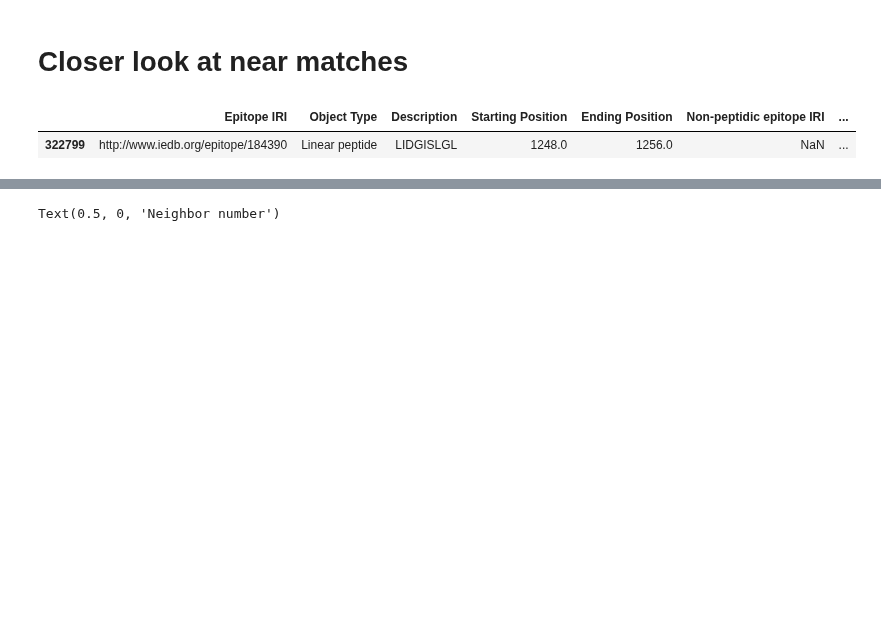
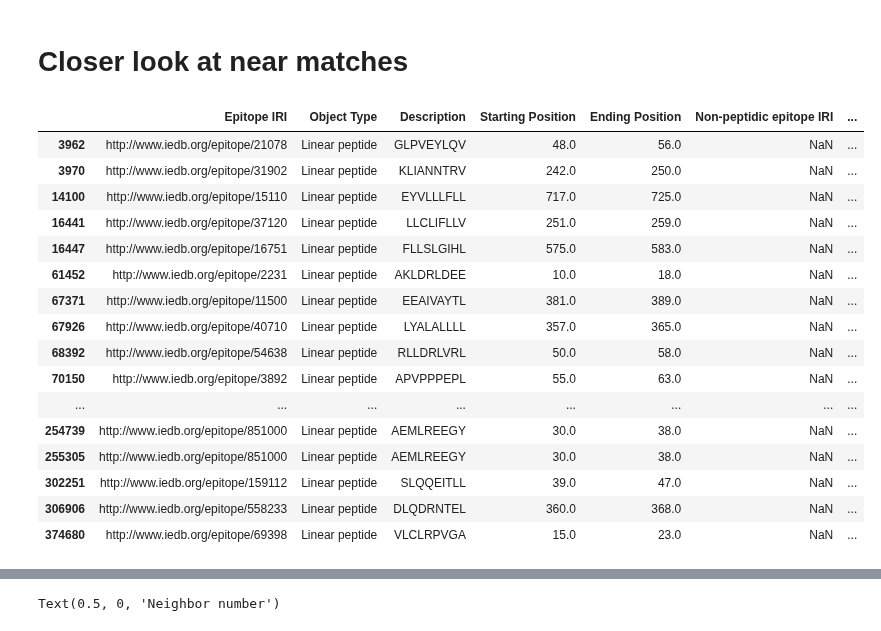
Before and after one commit to andim/peptidome, a Jupyter notebook: code/nndist/response_vs_distance.ipynb, the cells around one changed output, grey strips where cells are left out. Cells and saved outputs as stored; diff of their text form; code cells hidden in the pictures; blank space fills up the shorter version.

Commit message:
example epitopes

```diff
--- a/code/nndist/response_vs_distance.ipynb
+++ b/code/nndist/response_vs_distance.ipynb
@@ -112,3 +109,7 @@ len(d)
 6060
 # %%
 d['nndist'] = d['Epitope', 'Description'].apply(lambda x: nndist_hamming(x, selfset, maxdist=3))
+# %%
+d['nndist4'] = d['Epitope', 'Description'].apply(lambda x: nndist_hamming(x, selfset, maxdist=4))
+# %%
+d.columns = d.columns.get_level_values(0)
@@ -146,11 +265,27 @@ list(zip(test.all_pairs, test.pval_corrected()))
 # %% [markdown]
 # Closer look at near matches
+# %%
+whitelist = d[(d['nndist']==1) & (d['Assay']==1)]['Epitope']
 # %%
-df_t[df_t['Epitope', 'Description'].isin(set(d[(d['nndist']==0)
-     & d['Assay', 'Positive']]['Epitope', 'Description']))]['Epitope']
+df_t[df_t['Epitope', 'Description'].isin(set(whitelist))]['Epitope']
 # %% [output]
 |  | Epitope IRI | Object Type | Description | Starting Position | Ending Position | Non-peptidic epitope IRI | ... |
-| 322799 | http://www.iedb.org/epitope/184390 | Linear peptide | LIDGISLGL | 1248.0 | 1256.0 | NaN | ... |
+| 3962 | http://www.iedb.org/epitope/21078 | Linear peptide | GLPVEYLQV | 48.0 | 56.0 | NaN | ... |
+| 3970 | http://www.iedb.org/epitope/31902 | Linear peptide | KLIANNTRV | 242.0 | 250.0 | NaN | ... |
+| 14100 | http://www.iedb.org/epitope/15110 | Linear peptide | EYVLLLFLL | 717.0 | 725.0 | NaN | ... |
+| 16441 | http://www.iedb.org/epitope/37120 | Linear peptide | LLCLIFLLV | 251.0 | 259.0 | NaN | ... |
+| 16447 | http://www.iedb.org/epitope/16751 | Linear peptide | FLLSLGIHL | 575.0 | 583.0 | NaN | ... |
+| 61452 | http://www.iedb.org/epitope/2231 | Linear peptide | AKLDRLDEE | 10.0 | 18.0 | NaN | ... |
+| 67371 | http://www.iedb.org/epitope/11500 | Linear peptide | EEAIVAYTL | 381.0 | 389.0 | NaN | ... |
+| 67926 | http://www.iedb.org/epitope/40710 | Linear peptide | LYALALLLL | 357.0 | 365.0 | NaN | ... |
+| 68392 | http://www.iedb.org/epitope/54638 | Linear peptide | RLLDRLVRL | 50.0 | 58.0 | NaN | ... |
+| 70150 | http://www.iedb.org/epitope/3892 | Linear peptide | APVPPPEPL | 55.0 | 63.0 | NaN | ... |
+| ... | ... | ... | ... | ... | ... | ... | ... |
+| 254739 | http://www.iedb.org/epitope/851000 | Linear peptide | AEMLREEGY | 30.0 | 38.0 | NaN | ... |
+| 255305 | http://www.iedb.org/epitope/851000 | Linear peptide | AEMLREEGY | 30.0 | 38.0 | NaN | ... |
+| 302251 | http://www.iedb.org/epitope/159112 | Linear peptide | SLQQEITLL | 39.0 | 47.0 | NaN | ... |
+| 306906 | http://www.iedb.org/epitope/558233 | Linear peptide | DLQDRNTEL | 360.0 | 368.0 | NaN | ... |
+| 374680 | http://www.iedb.org/epitope/69398 | Linear peptide | VLCLRPVGA | 15.0 | 23.0 | NaN | ... |
 # %%
 df_d1 = d[d['nndist']==1].copy()
 # %%
```
Also changed, not shown: parts of 28 cells of this notebook.
